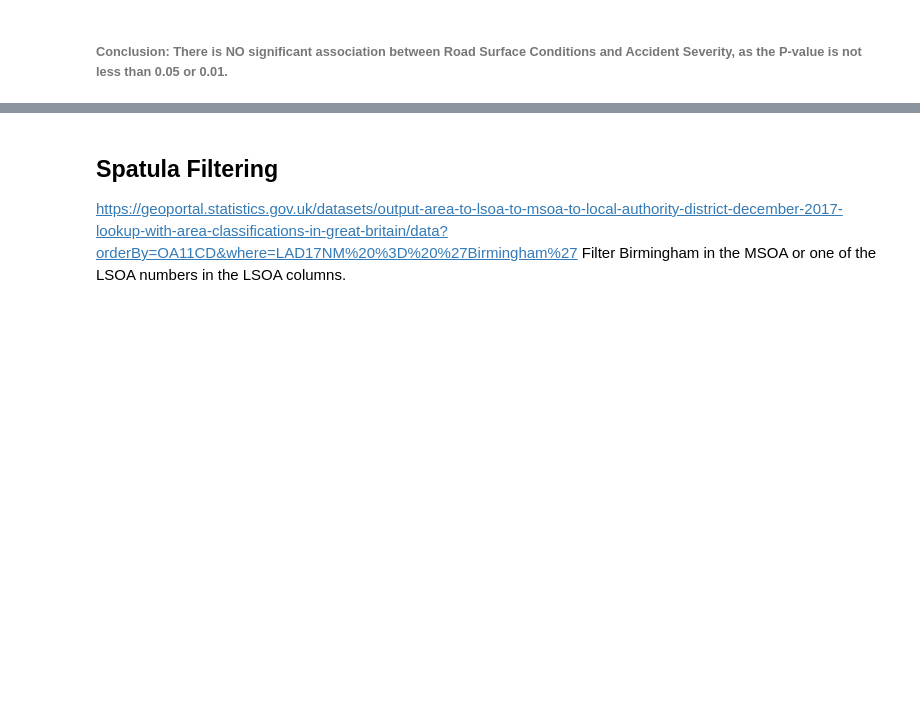
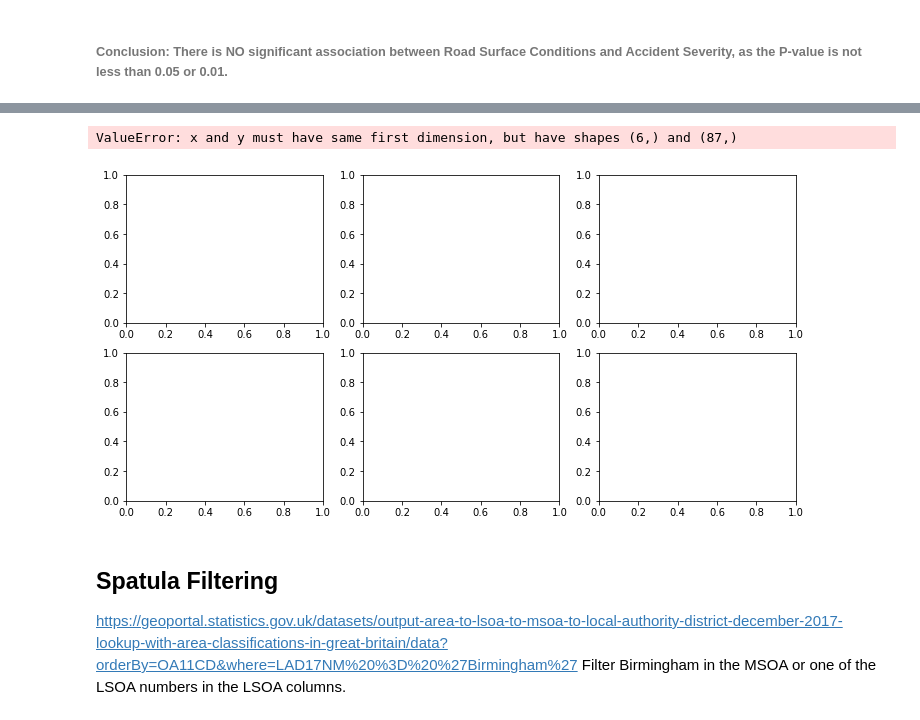
Before and after one commit to dmdequin/fyp2021p01g15, a Jupyter notebook: notebooks/emma.ipynb, the cells around one changed output, grey strips where cells are left out. Cells and saved outputs as stored; diff of their text form; code cells hidden in the pictures; blank space fills up the shorter version.

```diff
--- a/notebooks/emma.ipynb
+++ b/notebooks/emma.ipynb
@@ -960,0 +1094,14 @@ print("Cramer's V-value: ", V_RSCvAS)
+# %%
+########### Finding the expected output
+expected_TODvAS = np.zeros(observed_TODvAS1.shape, dtype=int)
+colTotals_TODvAS = observed_TODvAS1.sum(axis = 0)
+rowTotals_TODvAS = observed_TODvAS1.sum(axis = 1)
+N = rowTotals_TODvAS.sum()
+
+for i in range(observed_TODvAS1.shape[0]):
+    for j in range(observed_TODvAS1.shape[1]):
+        expected_TODvAS[i,j] = (rowTotals_TODvAS[i] * colTotals_TODvAS[j]) / N
+expected_TODvAS
+
+########### Finding the chi value, p-value, and degrees of freedom, cramers value
+statistics_values(observed_TODvAS)
@@ -963,3 +1162,33 @@ print("Cramer's V-value: ", V_RSCvAS)
+# %%
+fig, axes = plt.subplots(nrows=2, ncols=3, figsize=(12, 6))
+
+severity_labels = ["Fatal", "Serious", "Slight"]
+speed_categories = {20: "20 MPH", 30: "30 MPH", 40: "40 MPH", 50: "50 MPH", 60: "60 MPH", 70: "70 MPH"}
+x = np.array(list(speed_categories.keys()))
+
+for i, ax in enumerate(axes[0]):
+    ax.plot(x, observed_AODvAS1[:,i], 'ro-', label='Observed')
+    ax.plot(x, expected_AODvAS[:,i], 'bo-', label='Expected')
+    if i==0:
+        ax.set_ylabel('Casualties')
+        ax.legend(loc='best');
+    ax.set_title(severity_labels[i])
+    ax.set_xticks(x)
+    ax.set_xticklabels(list(speed_categories.values()))
+    fig.autofmt_xdate(rotation=45)
+
+for i, ax in enumerate(axes[1]):
+    ax.plot(x, observed_AODvAS[:,i]/expected_AODvAS[:,i], 'go-')
+    ax.plot(x, np.ones(x.shape), 'k:')
+
+    if i==0:
+        ax.set_ylabel('Observed/Expected')
+    ax.set_xticks(x)
+    ax.set_xticklabels(list(speed_categories.values()))
+    fig.autofmt_xdate(rotation=45)
+# %% [output]
+ValueError: x and y must have same first dimension, but have shapes (6,) and (87,)
+[figure, added]
 # %% [markdown]
 ## Spatula Filtering
 https://geoportal.statistics.gov.uk/datasets/output-area-to-lsoa-to-msoa-to-local-authority-district-december-2017-lookup-with-area-classifications-in-great-britain/data?orderBy=OA11CD&where=LAD17NM%20%3D%20%27Birmingham%27
```
Also changed, not shown: parts of 37 cells of this notebook.
